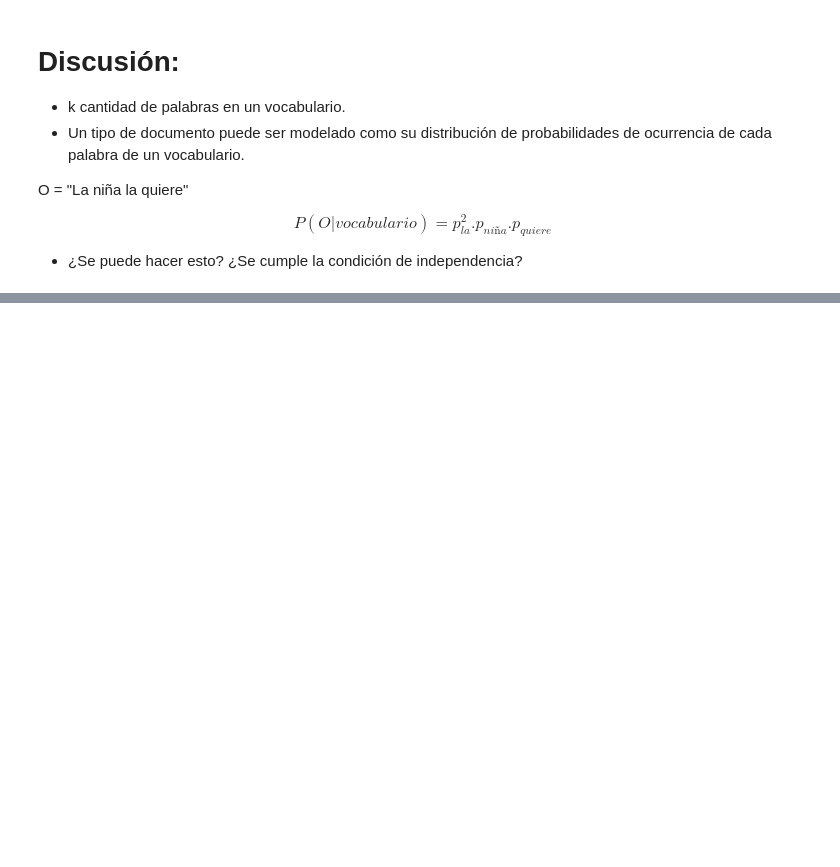
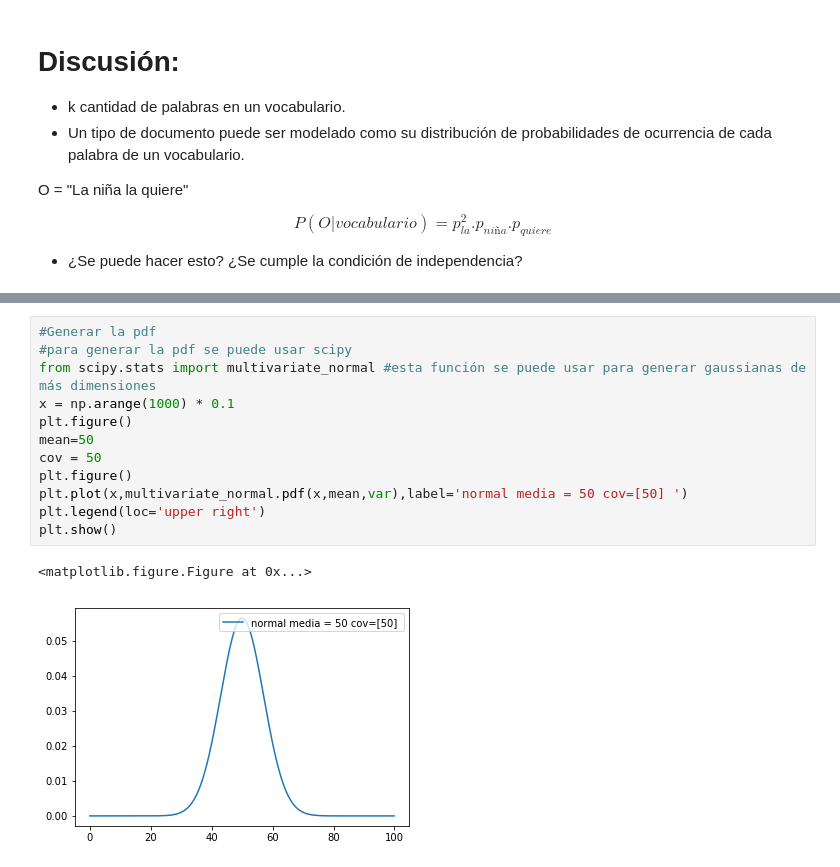
Before and after one commit to rn-itba-2018/2-Distribuciones, a Jupyter notebook: Distribuciones.ipynb, the cells around one changed output, grey strips where cells are left out. Saved outputs shown, nothing was run; the diff lists cells and outputs as text; blank space fills up the shorter version.

```diff
--- a/Distribuciones.ipynb
+++ b/Distribuciones.ipynb
@@ -146,0 +170,15 @@ Se pueden encontrar usos de la distribución gaussiana en todas las áreas de la
+# %%
+#Generar la pdf
+#para generar la pdf se puede usar scipy
+from scipy.stats import multivariate_normal #esta función se puede usar para generar gaussianas de más dimensiones
+x = np.arange(1000) * 0.1
+plt.figure()
+mean=50
+cov = 50
+plt.figure()
+plt.plot(x,multivariate_normal.pdf(x,mean,var),label='normal media = 50 cov=[50] ')
+plt.legend(loc='upper right')
+plt.show()
+# %% [output]
+<matplotlib.figure.Figure at 0x...>
+[figure, added]
```
Also changed, not shown: parts of 2 cells of this notebook.
